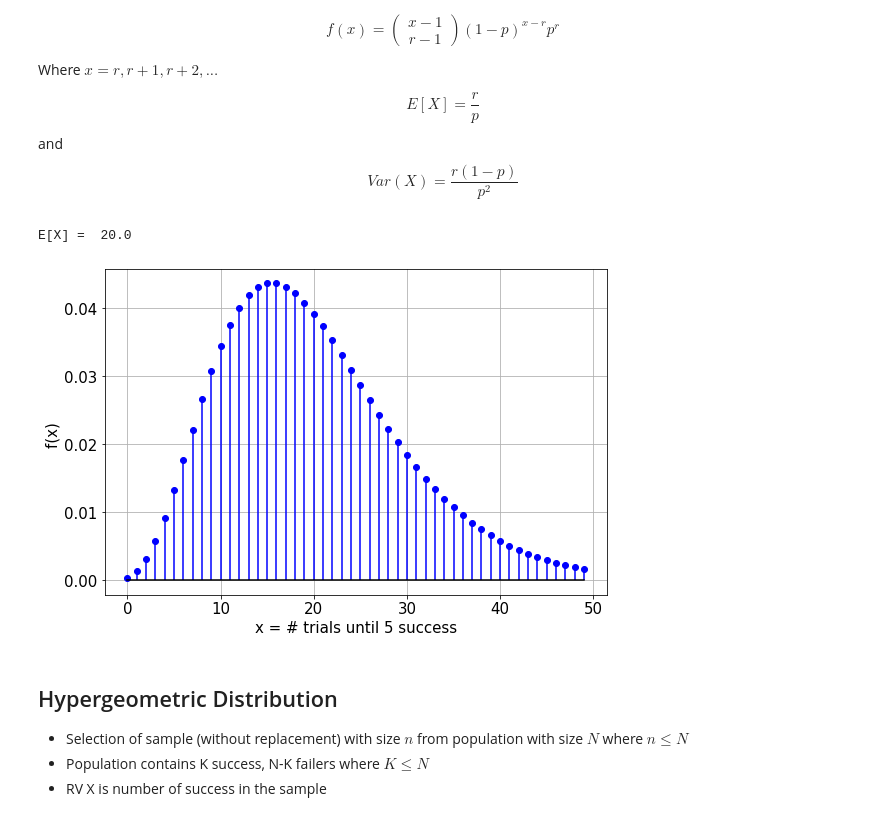
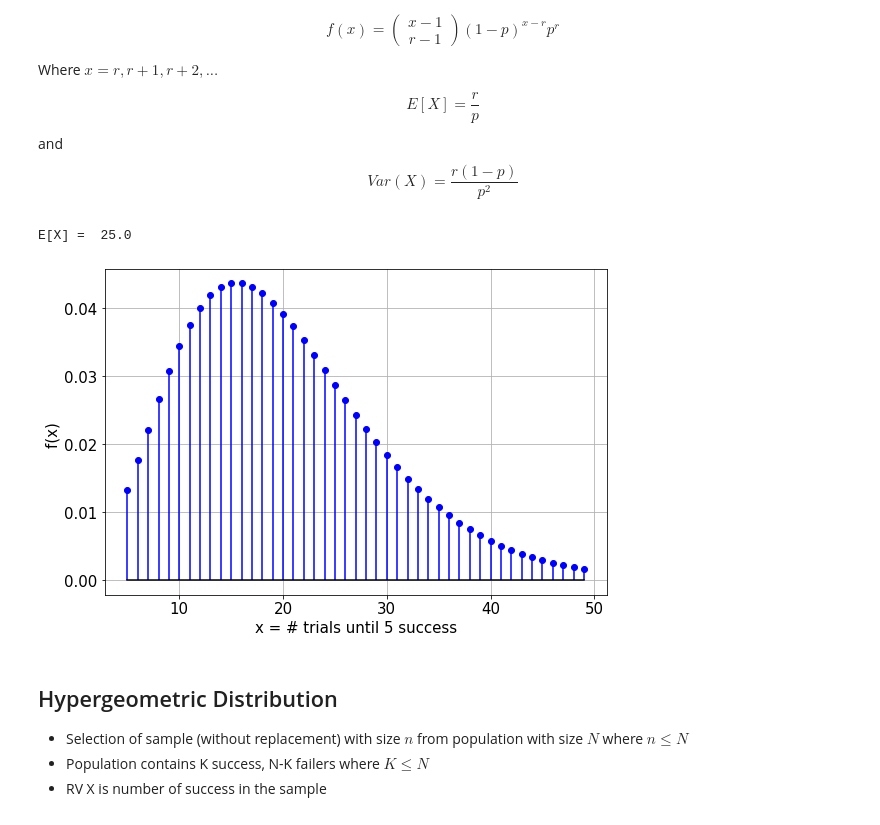
Before and after one commit to sbme-tutorials/Biostatistics-Tutorials, a Jupyter notebook: Section_06.ipynb, the cells around one changed output. Drawn from its saved outputs; the diff is of its cells as text; code cells hidden in the pictures.

```diff
--- a/Section_06.ipynb
+++ b/Section_06.ipynb
@@ -144,18 +146,18 @@ $$Var(X) = \frac{r(1-p)}{p^2}$$
 # %%
 from scipy.stats import nbinom
 r, p= 5, 0.2
 rv = nbinom(r,p)
-x=np.arange(0, 10*r)
+x=np.arange(r, 10*r)
 fx = rv.pmf(x)
-print("E[X] = ", rv.mean())
+print("E[X] = ", r/p)
 fig = plt.figure(figsize=(9, 6))
 plot_pmf(x, fx, False)
 plt.xlabel('x = # trials until 5 success')
 plt.ylabel('f(x) ')
 plt.show()
 # %% [output]
-E[X] =  20.0
+E[X] =  25.0
-[figure, old version]
+[figure, new version]
 # %% [markdown]
 ## Hypergeometric Distribution
 
```
Also changed, not shown: parts of 9 cells of this notebook.
